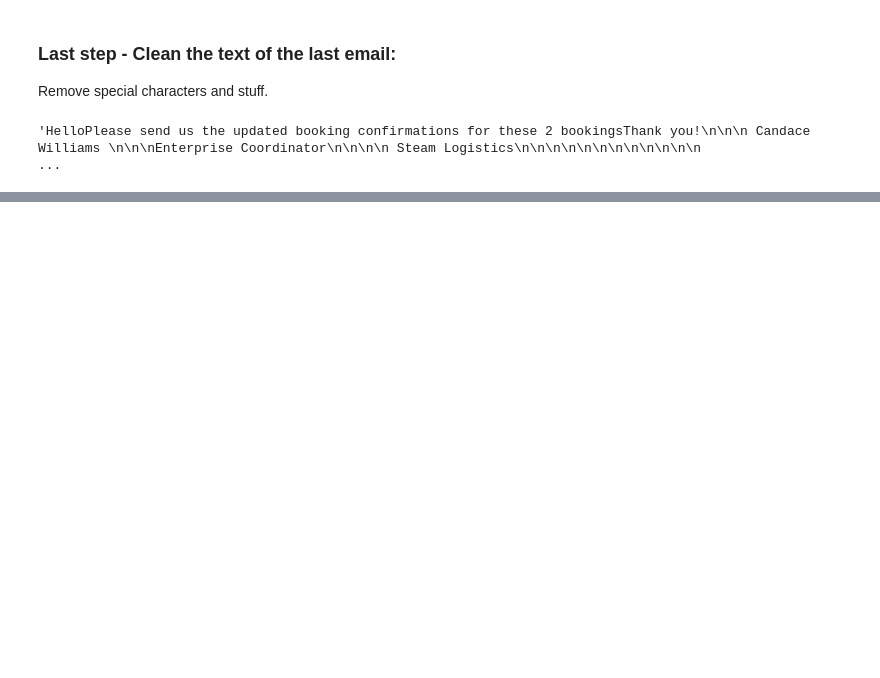
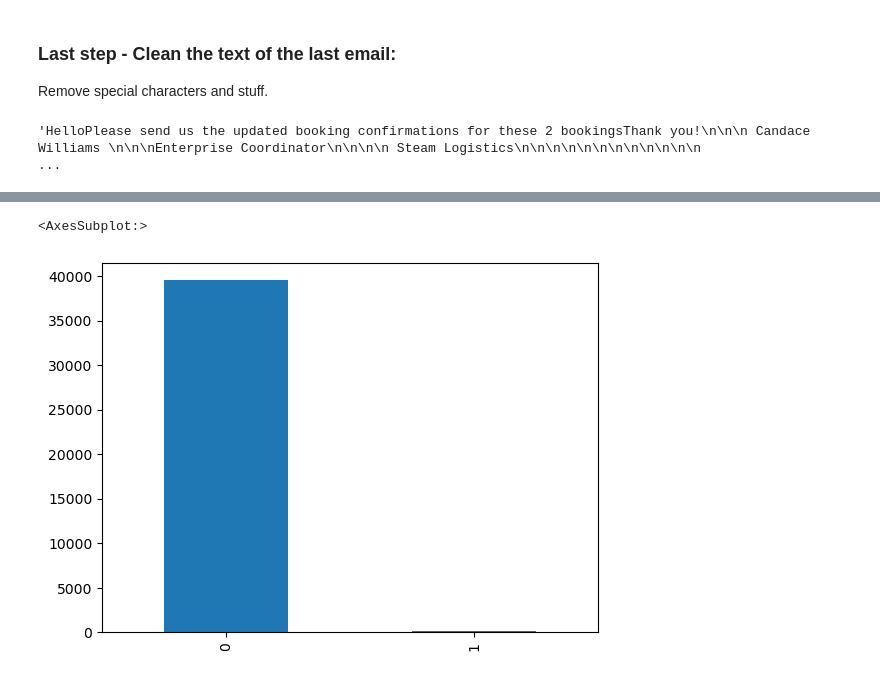
Before and after one commit to victor-radermecker/No-Action-Email-Prediction-Model, a Jupyter notebook: src/data_cleaning.ipynb, the cells around one changed output, grey strips where cells are left out. Cells and saved outputs as stored; diff of their text form; code cells hidden in the pictures; blank space fills up the shorter version.

```diff
--- a/src/data_cleaning.ipynb
+++ b/src/data_cleaning.ipynb
@@ -448,0 +447,6 @@ NameError: name 'df_clean' is not defined
+# %%
+# plot the Type of subset
+subset["Type"].value_counts().plot(kind='bar')
+# %% [output]
+<AxesSubplot:>
+[figure, added]
```
Also changed, not shown: parts of 1 cell of this notebook, 3 other files.
